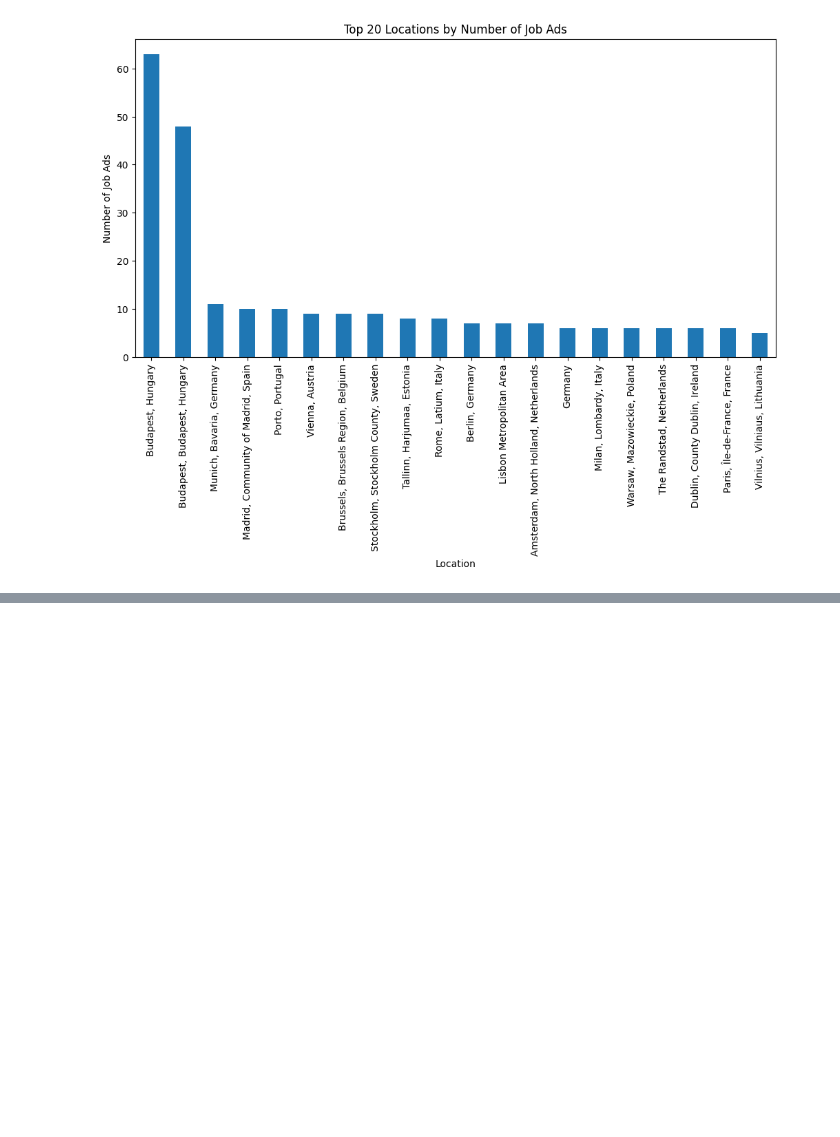
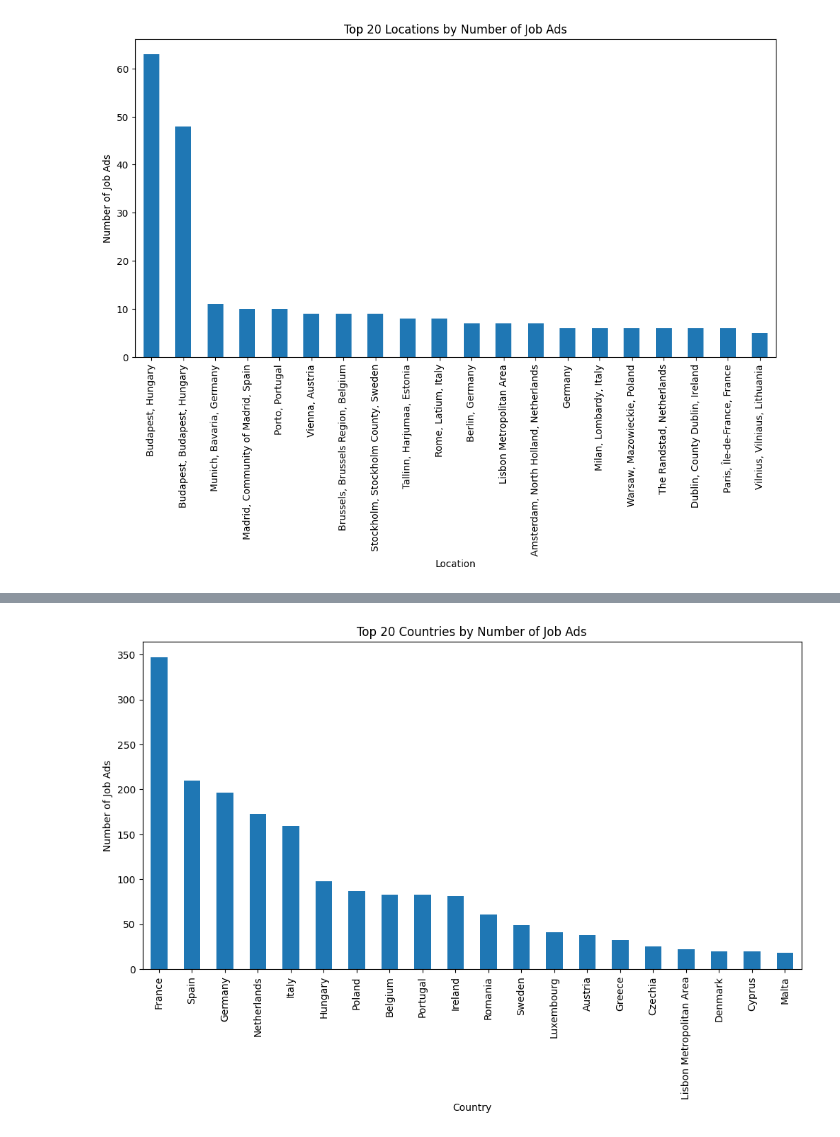
Before and after one commit to paulinaeb/ds-lab-pr, a Jupyter notebook: main.ipynb, the cells around one changed output, grey strips where cells are left out. Cells and saved outputs as stored; diff of their text form; code cells hidden in the pictures; blank space fills up the shorter version.

```diff
--- a/main.ipynb
+++ b/main.ipynb
@@ -459,3 +467,9 @@ plt.xticks(rotation=90)
 plt.show()
 # %% [output]
 [figure]
+# %%
+# Create a new column 'Country' by extracting the text after the last comma
+df["Country"] = df["Location"].apply(lambda x: x.split(",")[-1].strip() if "," in x else x.strip())
+
+# Display the top 10 countries to verify
+df["Country"].value_counts().head(10)
@@ -461,0 +489,10 @@ plt.show()
+# %%
+plt.figure(figsize=(12, 6))
+df["Country"].value_counts().head(20).plot(kind="bar")
+plt.xlabel("Country")
+plt.ylabel("Number of Job Ads")
+plt.title("Top 20 Countries by Number of Job Ads")
+plt.xticks(rotation=90)
+plt.show()
+# %% [output]
+[figure, added]
```
Also changed, not shown: parts of 33 cells of this notebook, 1 other file.
